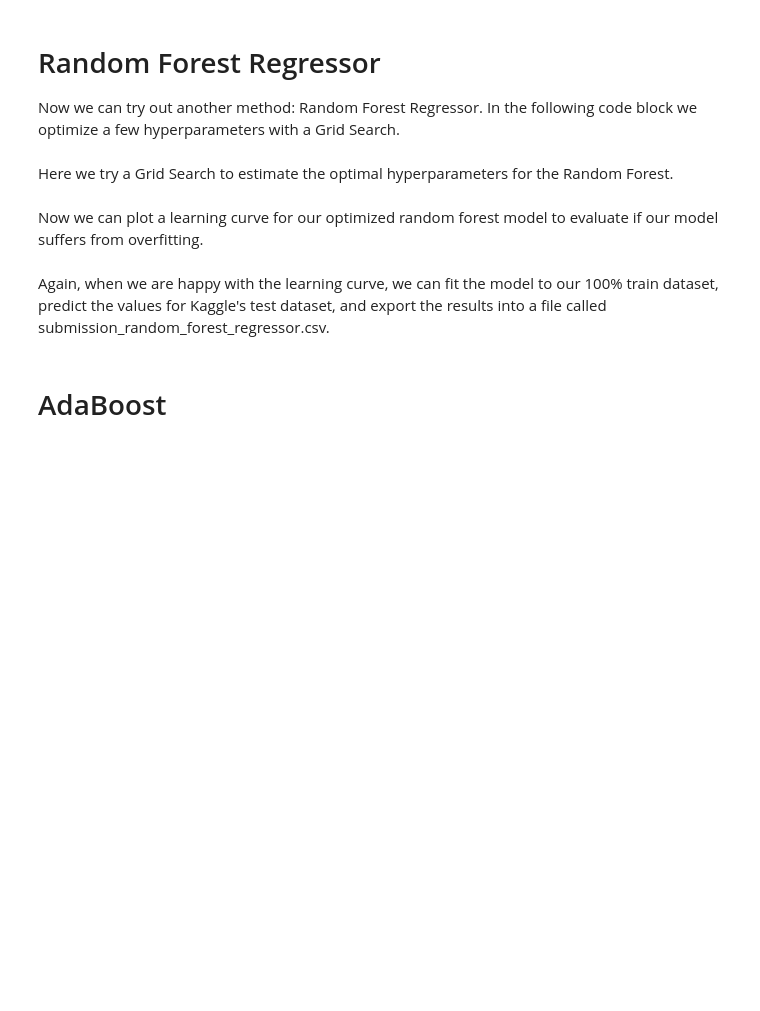
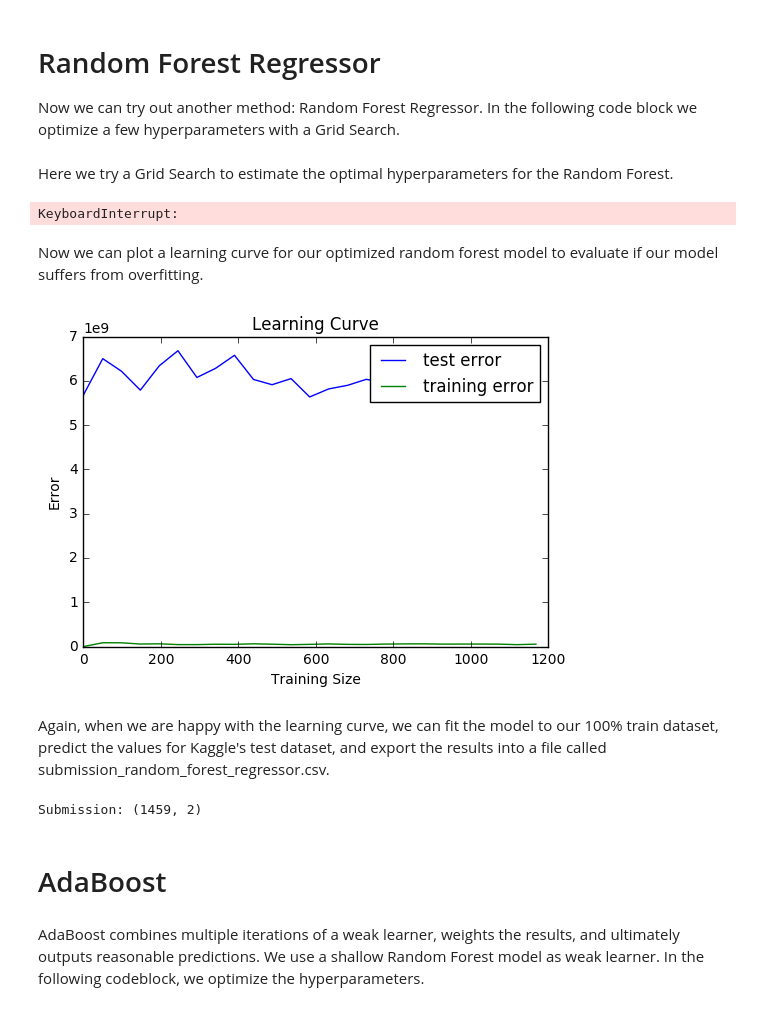
Before and after one commit to nicolasschabram/VSE, a Jupyter notebook: playground/Nicolas/Nicolas.ipynb, the cells around one changed output. Cells and saved outputs as stored; diff of their text form; code cells hidden in the pictures; blank space fills up the shorter version.

```diff
--- a/playground/Nicolas/Nicolas.ipynb
+++ b/playground/Nicolas/Nicolas.ipynb
@@ -398,7 +374,11 @@ Here we try a Grid Search to estimate the optimal hyperparameters for the Random
 # optimnizing it because it just represents a trade-off between
 # prediction quality and computational cost: The higher the value
 # the better the prediction but also the slower the computation.
-n_estimators = 100
+n_estimators = 25
+
+# We set n_jobs to -1 so that the number of used processors is not
+# limited.
+n_jobs = -1
 
 # We set random_state to an arbitrary fixed value to make sure the
 # results during testing are comparable.
@@ -411,11 +391,12 @@ random_forest_model = RandomForestRegressor(n_estimators=n_estimators,
 # This grid contains all the different values we want to test with
 # our hyperparameters. The larger the grid, the longer the optimization
 # takes because all possible combinations are tested.
-param_grid = {"max_depth": [2, 5, 8, 10, 15, 25, 50, None],
-              "max_features": [.1, .3, .5, .75, 1.0],
-              "min_samples_split": [1, 2, 3, 10],
-              "min_samples_leaf": [1, 2, 6, 10, 30, 50],
-              "bootstrap": [True, False]}
+param_grid = {"max_depth": [40, 50, 60, 70, None],
+              "max_features": [.05, .1, .15, .2, .5, .75, 1.0],
+              "min_samples_split": [2, 3, 4, 5],
+              "min_samples_leaf": [1, 2, 3, 4, 10, 30, 50],
+              "bootstrap": [True, False],
+              "n_jobs": [n_jobs]}
 
 # Initialize the grid search with our random forest model and our
 # parameter grid.
@@ -439,25 +420,33 @@ print 'max_features:', max_features
 print 'min_samples_split:', min_samples_split
 print 'min_samples_leaf:', min_samples_leaf
 print 'bootstrap:', bootstrap
+print 'n_jobs:', n_jobs
+# %% [output]
+KeyboardInterrupt:
 # %% [markdown]
 Now we can plot a learning curve for our optimized random forest model to evaluate if our model suffers from overfitting.
 # %%
+n_estimators = 50
+
 random_forest_model = RandomForestRegressor(
     random_state=random_state,
     n_estimators=n_estimators,
     max_features=max_features,
     max_depth=max_depth,
     min_samples_split=min_samples_split,
     min_samples_leaf=min_samples_leaf,
-    bootstrap=bootstrap
+    bootstrap=bootstrap,
+    n_jobs=n_jobs
 )
 
 learning_curve(train_frac[features],
                train_frac[TARGET_VAR[0]],
                validation[features],
                validation[TARGET_VAR[0]],
                random_forest_model,
-               [0, 10000000000])
+               [0, 7000000000])
+# %% [output]
+[figure, added]
 # %% [markdown]
 Again, when we are happy with the learning curve, we can fit the model to our 100% train dataset, predict the values for Kaggle's test dataset, and export the results into a file called submission_random_forest_regressor.csv.
 # %%
@@ -468,11 +457,14 @@ random_forest_model = RandomForestRegressor(
     max_depth=max_depth,
     min_samples_split=min_samples_split,
     min_samples_leaf=min_samples_leaf,
-    bootstrap=bootstrap
+    bootstrap=bootstrap,
+    n_jobs=n_jobs
 )
 
 random_forest_model.fit(train[features], train[TARGET_VAR[0]])
 predictions = random_forest_model.predict(test_kaggle[features])
 export_csv(predictions, 'random_forest_regressor')
+# %% [output]
+Submission: (1459, 2)
 # %% [markdown]
 # AdaBoost
@@ -492,0 +471,2 @@ print 'Mean Sqared Error:', mean_squared_error(predictions,
+# %% [markdown]
+AdaBoost combines multiple iterations of a weak learner, weights the results, and ultimately outputs reasonable predictions. We use a shallow Random Forest model as weak learner. In the following codeblock, we optimize the hyperparameters.
```
Also changed, not shown: parts of 15 cells of this notebook.
